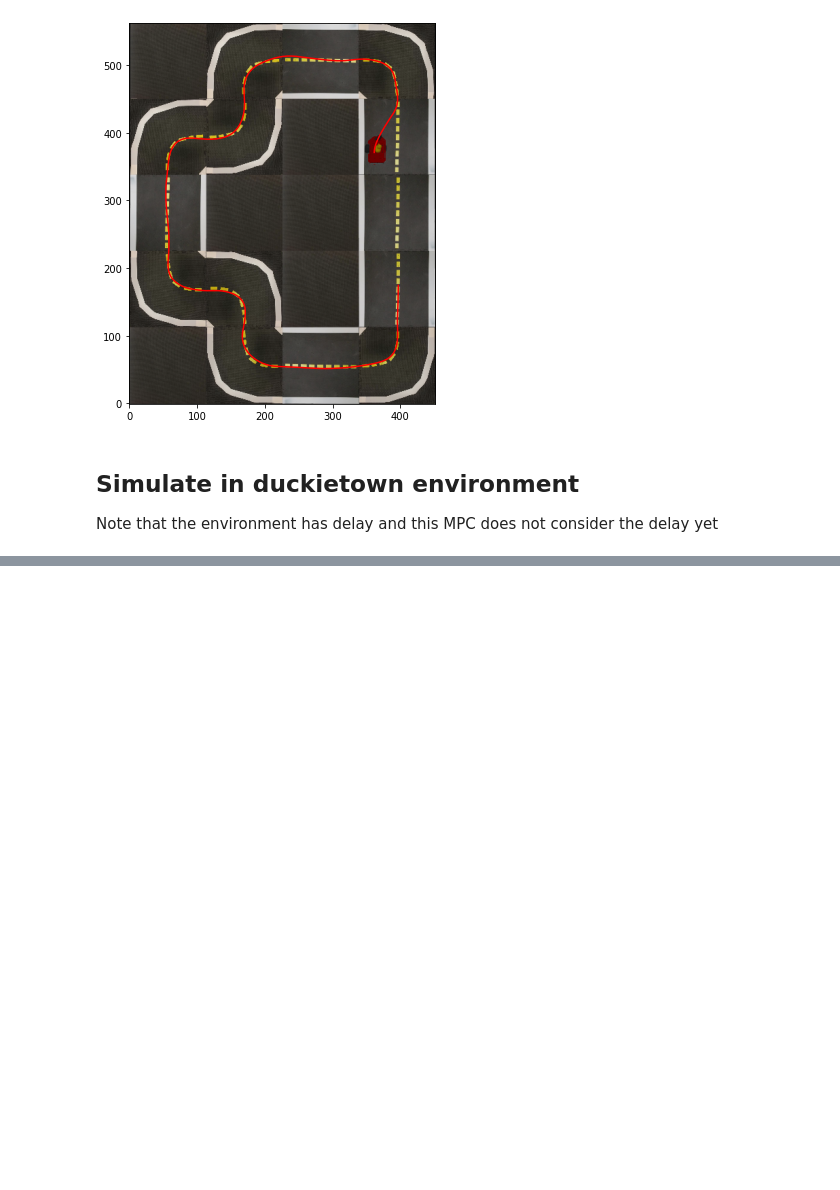
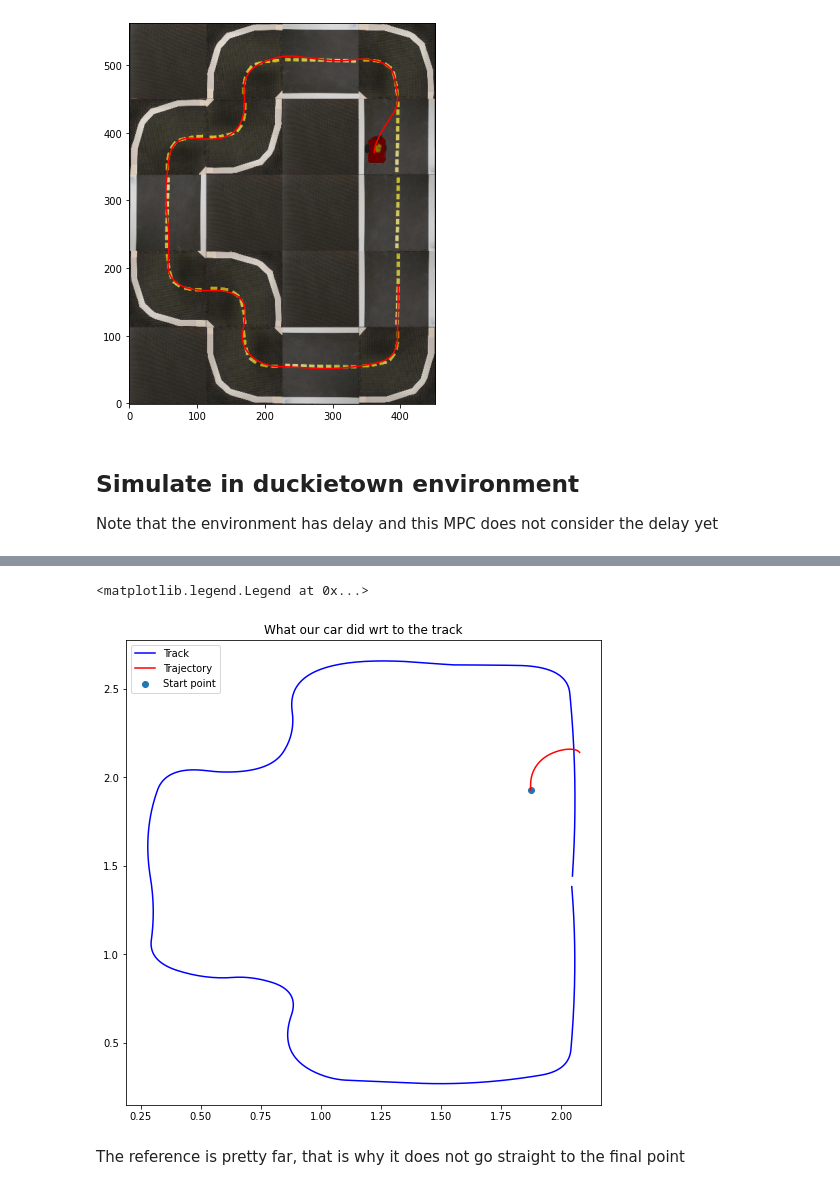
Before and after one commit to poliduckie/ReinforcementLearning, a Jupyter notebook: notebooks/mpc_example.ipynb, the cells around one changed output, grey strips where cells are left out. Drawn from its saved outputs; the diff is of its cells as text; code cells hidden in the pictures; blank space fills up the shorter version.

```diff
--- a/notebooks/mpc_example.ipynb
+++ b/notebooks/mpc_example.ipynb
@@ -612,0 +690,12 @@ display(HTML('<img src="./assets/mpc_run.gif?%d" width="750" align="center">' %
+# %%
+fig = plt.figure(constrained_layout=True, figsize=(7, 7))
+plt.scatter(X_log[0,0]+initial_position[0], X_log[1,0]+initial_position[1], label="Start point")
+plt.plot(traj[:,0], traj[:,1], "b", label="Track")
+plt.plot(X_log[0,:]+initial_position[0], X_log[1,:]+initial_position[1], "r", label="Trajectory")
+plt.title("What our car did wrt to the track")
+plt.legend()
+# %% [output]
+<matplotlib.legend.Legend at 0x...>
+[figure, added]
+# %% [markdown]
+The reference is pretty far, that is why it does not go straight to the final point
```
Also changed, not shown: parts of 17 cells of this notebook.
